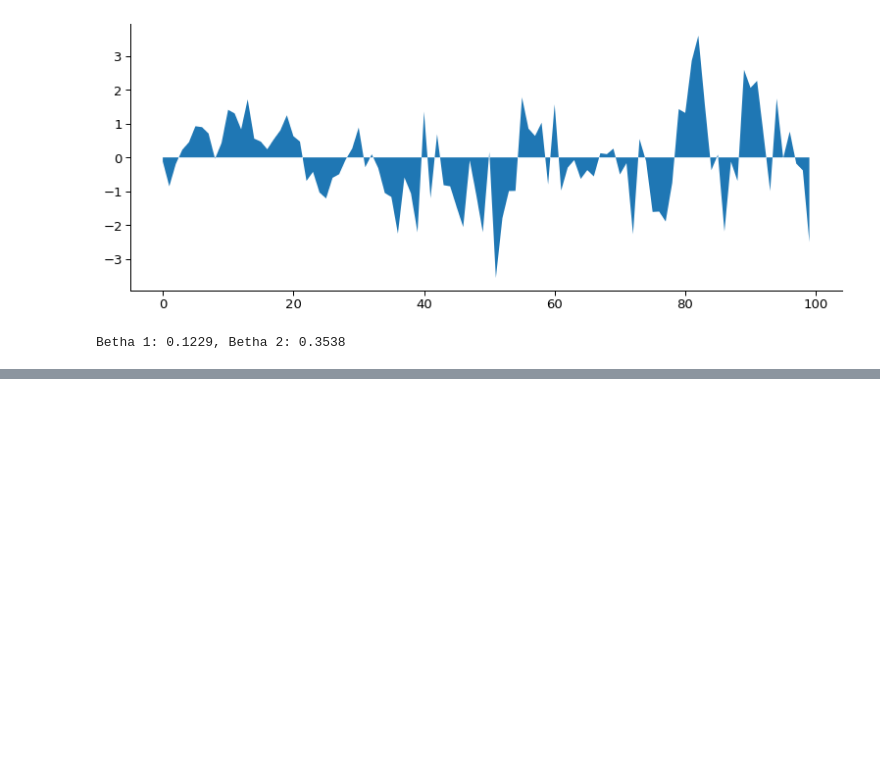
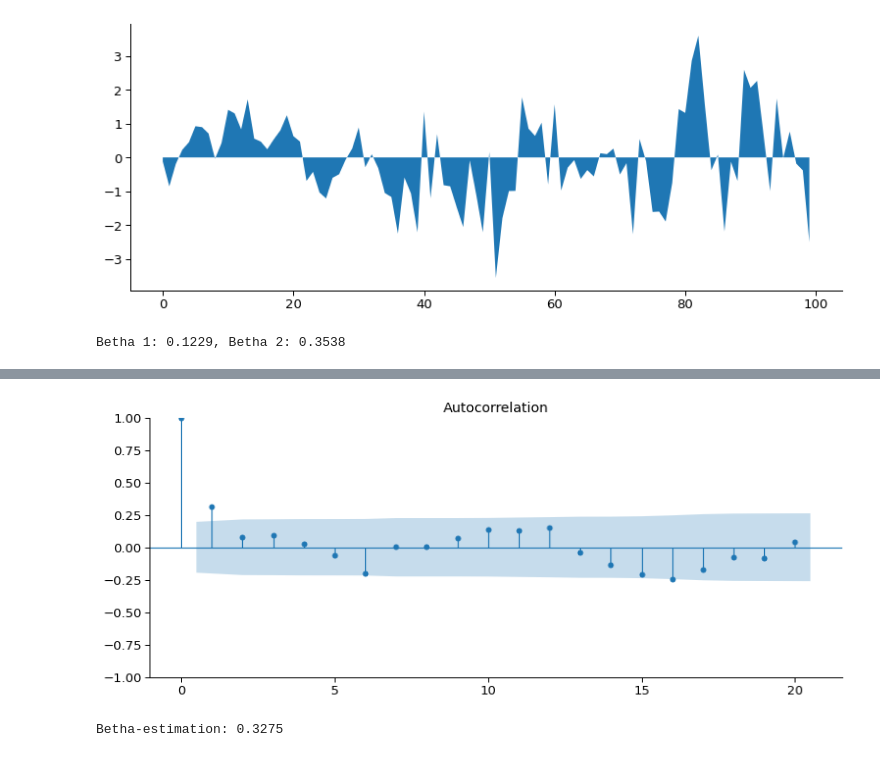
Before and after one commit to razielar/coursera_time_series_forecasting, a Jupyter notebook: coursera_time_series/week_3/1_arma_models/arma.models.ipynb, the cells around one changed output, grey strips where cells are left out. Saved outputs shown, nothing was run; the diff lists cells and outputs as text; code cells hidden in the pictures; blank space fills up the shorter version.

```diff
--- a/coursera_time_series/week_3/1_arma_models/arma.models.ipynb
+++ b/coursera_time_series/week_3/1_arma_models/arma.models.ipynb
@@ -106,0 +143,9 @@ Betha 1: 0.1229, Betha 2: 0.3538
+# %%
+fig_ma1= plot_acf(ma1_sample)
+# %% [output]
+[figure, added]
+# %%
+model= ARIMA(ma1_sample, order= (0,0,1)).fit()
+print("Betha-estimation: {:.4f}".format(model.params[1]))
+# %% [output]
+Betha-estimation: 0.3275
```
Also changed, not shown: parts of 12 cells of this notebook.
